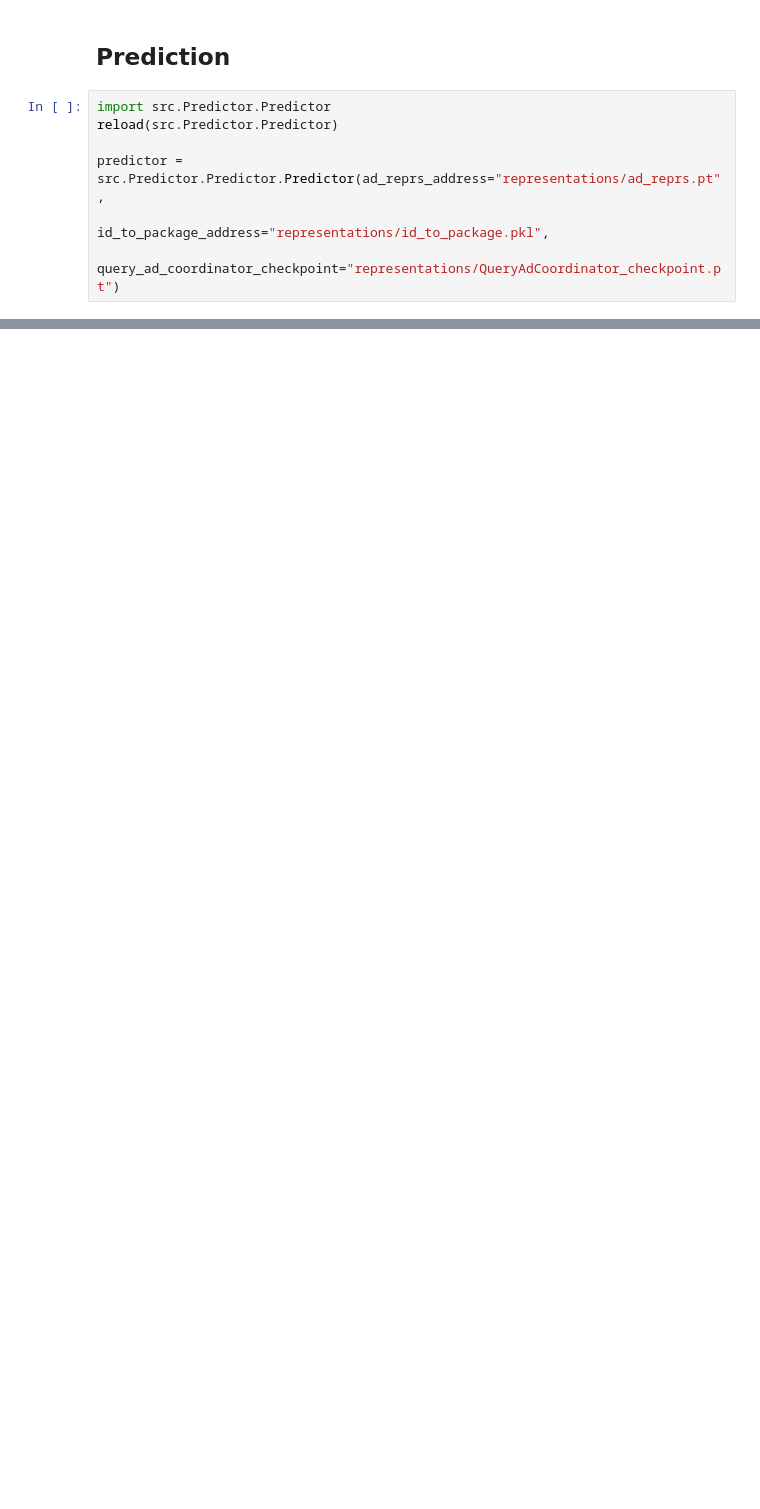
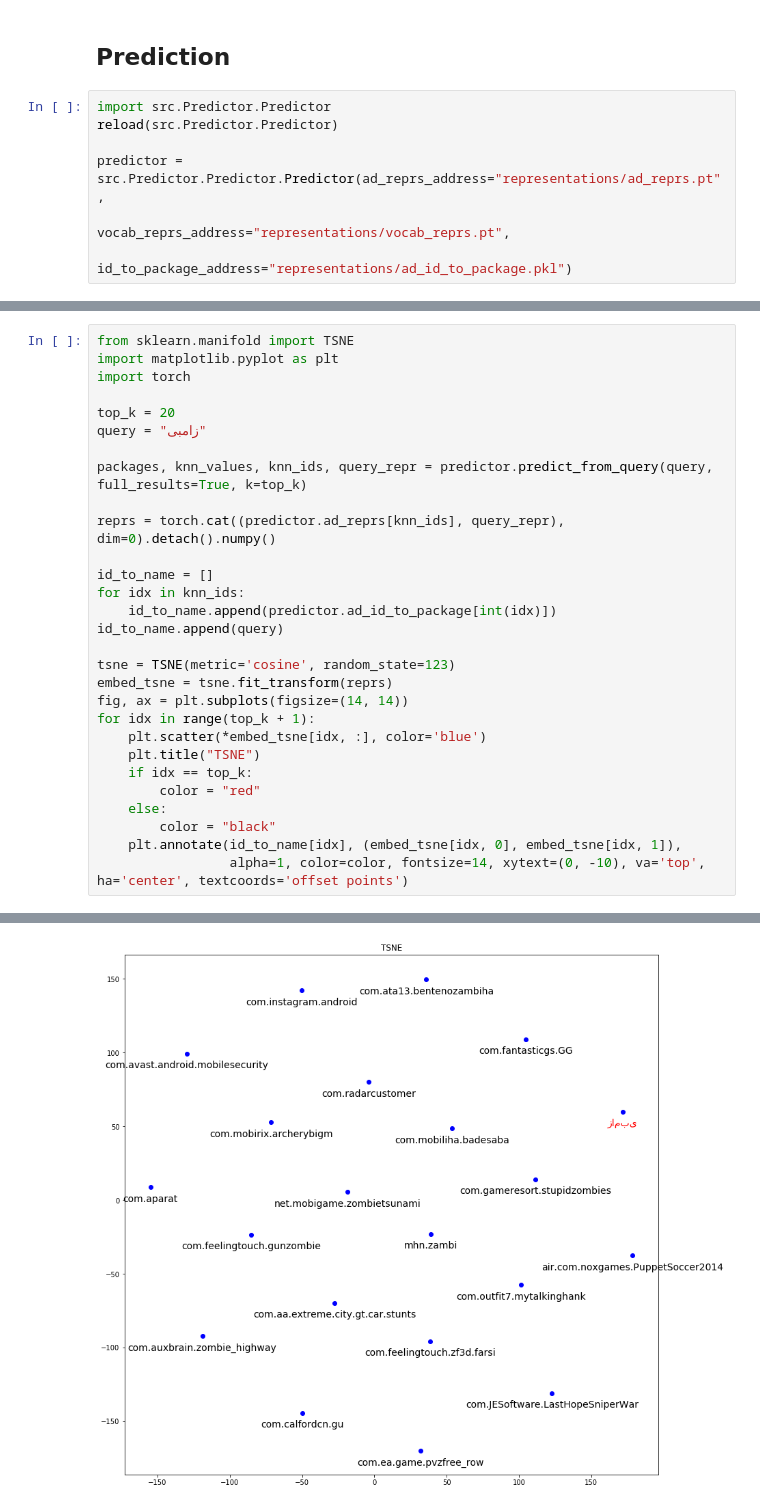
Before and after one commit to mohsenfayyaz/sponsored-search, a Jupyter notebook: query_ad.ipynb, the cells around one changed output, grey strips where cells are left out. Drawn from its saved outputs; the diff is of its cells as text; blank space fills up the shorter version.

```diff
--- a/query_ad.ipynb
+++ b/query_ad.ipynb
@@ -140,8 +113,8 @@ import src.Predictor.Predictor
 reload(src.Predictor.Predictor)
 
 predictor = src.Predictor.Predictor.Predictor(ad_reprs_address="representations/ad_reprs.pt",
-                                id_to_package_address="representations/id_to_package.pkl",
-                                query_ad_coordinator_checkpoint="representations/QueryAdCoordinator_checkpoint.pt")
+                                              vocab_reprs_address="representations/vocab_reprs.pt",
+                                              id_to_package_address="representations/ad_id_to_package.pkl")
 # %% [output]
 Loading tokenizer...
 Loading ad representations...
@@ -201,0 +158,30 @@ Name: packageName, dtype: int64
+# %%
+from sklearn.manifold import TSNE
+import matplotlib.pyplot as plt
+import torch
+
+top_k = 20
+query = "زامبی"
+
+packages, knn_values, knn_ids, query_repr = predictor.predict_from_query(query, full_results=True, k=top_k)
+
+reprs = torch.cat((predictor.ad_reprs[knn_ids], query_repr), dim=0).detach().numpy()
+
+id_to_name = []
+for idx in knn_ids:
+    id_to_name.append(predictor.ad_id_to_package[int(idx)])
+id_to_name.append(query)
+
+tsne = TSNE(metric='cosine', random_state=123)
+embed_tsne = tsne.fit_transform(reprs)
+fig, ax = plt.subplots(figsize=(14, 14))
+for idx in range(top_k + 1):
+    plt.scatter(*embed_tsne[idx, :], color='blue')
+    plt.title("TSNE")
+    if idx == top_k:
+        color = "red"
+    else:
+        color = "black"
+    plt.annotate(id_to_name[idx], (embed_tsne[idx, 0], embed_tsne[idx, 1]),
+                 alpha=1, color=color, fontsize=14, xytext=(0, -10), va='top', ha='center', textcoords='offset points')
+# %% [output]
@@ -201,0 +208 @@ Name: packageName, dtype: int64
+[figure, added]
```
Also changed, not shown: parts of 17 cells of this notebook, 10 other files.
